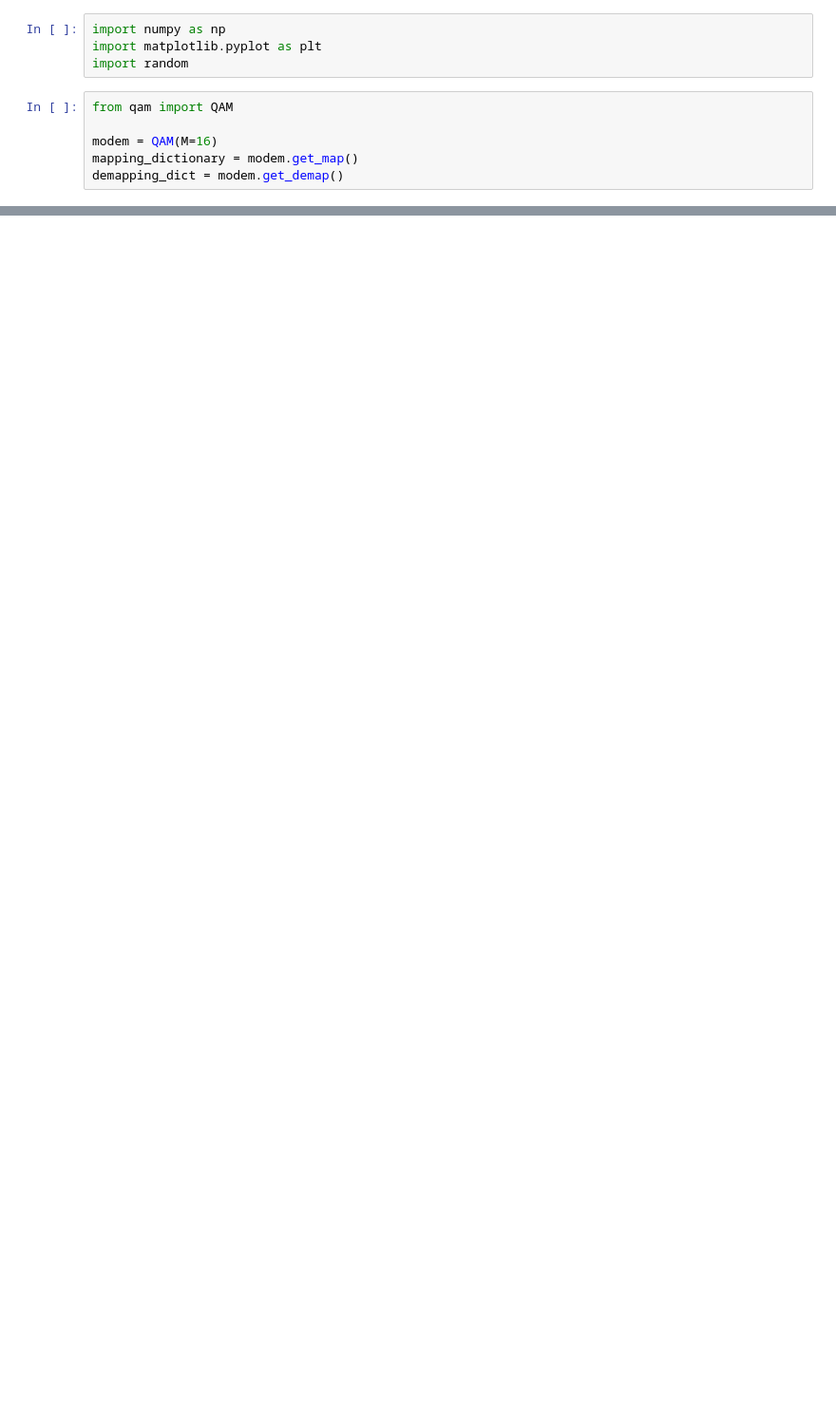
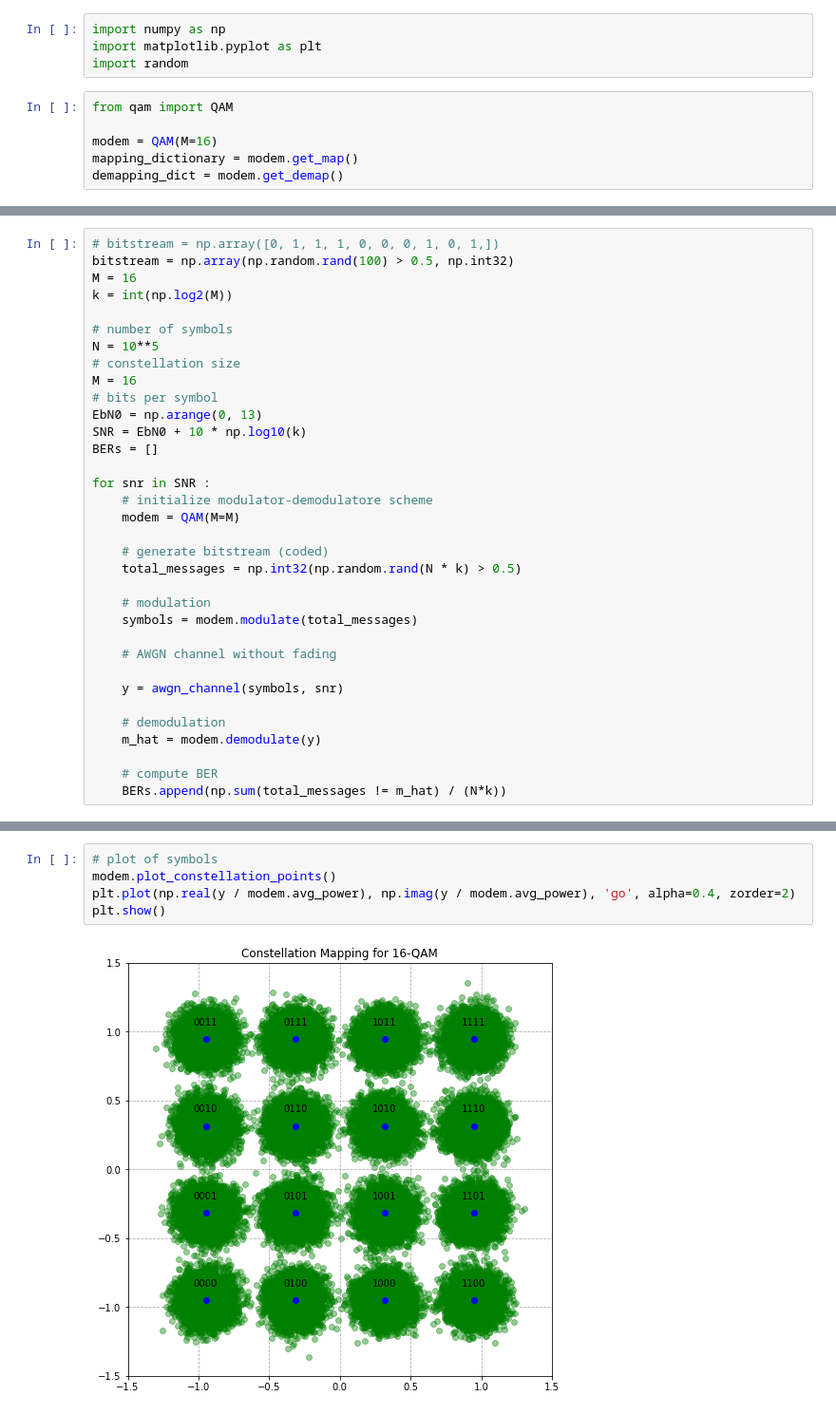
Before and after one commit to IISL-HYU/comm, a Jupyter notebook: modulation/modulation.ipynb, the cells around one changed output, grey strips where cells are left out. Shown at 95% size. Drawn from its saved outputs; the diff is of its cells as text; blank space fills up the shorter version.

```diff
--- a/modulation/modulation.ipynb
+++ b/modulation/modulation.ipynb
@@ -87,0 +17,34 @@ array([0, 0, 0, 0, 1, 0, 0, 0, 1, 1, 1, 1, 1, 1, 1, 1, 1, 0, 0, 1, 0, 0,
+# %%
+# bitstream = np.array([0, 1, 1, 1, 0, 0, 0, 1, 0, 1,])
+bitstream = np.array(np.random.rand(100) > 0.5, np.int32)
+M = 16
+k = int(np.log2(M))
+
+# number of symbols
+N = 10**5
+# constellation size
+M = 16
+# bits per symbol
+EbN0 = np.arange(0, 13)
+SNR = EbN0 + 10 * np.log10(k)
+BERs = []
+
+for snr in SNR :
+    # initialize modulator-demodulatore scheme
+    modem = QAM(M=M)
+
+    # generate bitstream (coded)
+    total_messages = np.int32(np.random.rand(N * k) > 0.5)
+
+    # modulation
+    symbols = modem.modulate(total_messages)
+
+    # AWGN channel without fading
+
+    y = awgn_channel(symbols, snr)
+
+    # demodulation
+    m_hat = modem.demodulate(y)
+
+    # compute BER
+    BERs.append(np.sum(total_messages != m_hat) / (N*k))
@@ -87,0 +66,7 @@ array([0, 0, 0, 0, 1, 0, 0, 0, 1, 1, 1, 1, 1, 1, 1, 1, 1, 0, 0, 1, 0, 0,
+# %%
+# plot of symbols
+modem.plot_constellation_points()
+plt.plot(np.real(y / modem.avg_power), np.imag(y / modem.avg_power), 'go', alpha=0.4, zorder=2)
+plt.show()
+# %% [output]
+[figure, added]
```
Also changed, not shown: parts of 12 cells of this notebook.
